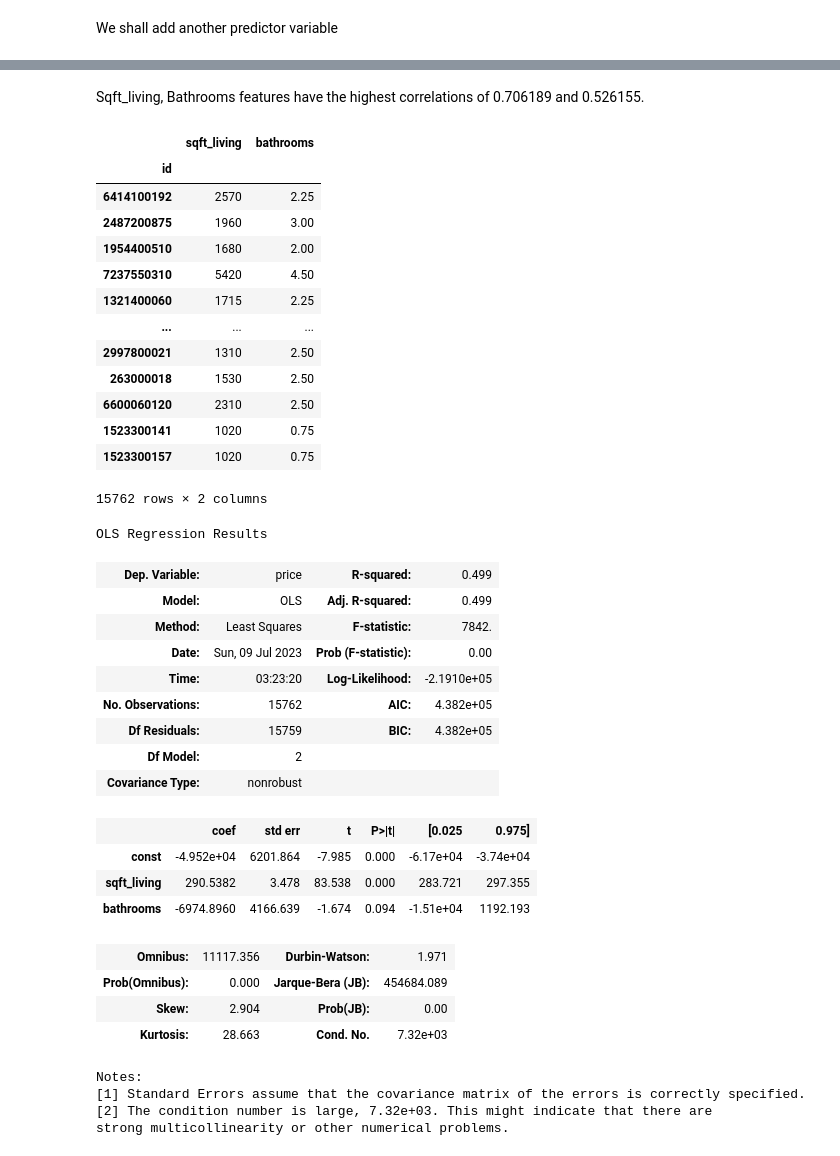
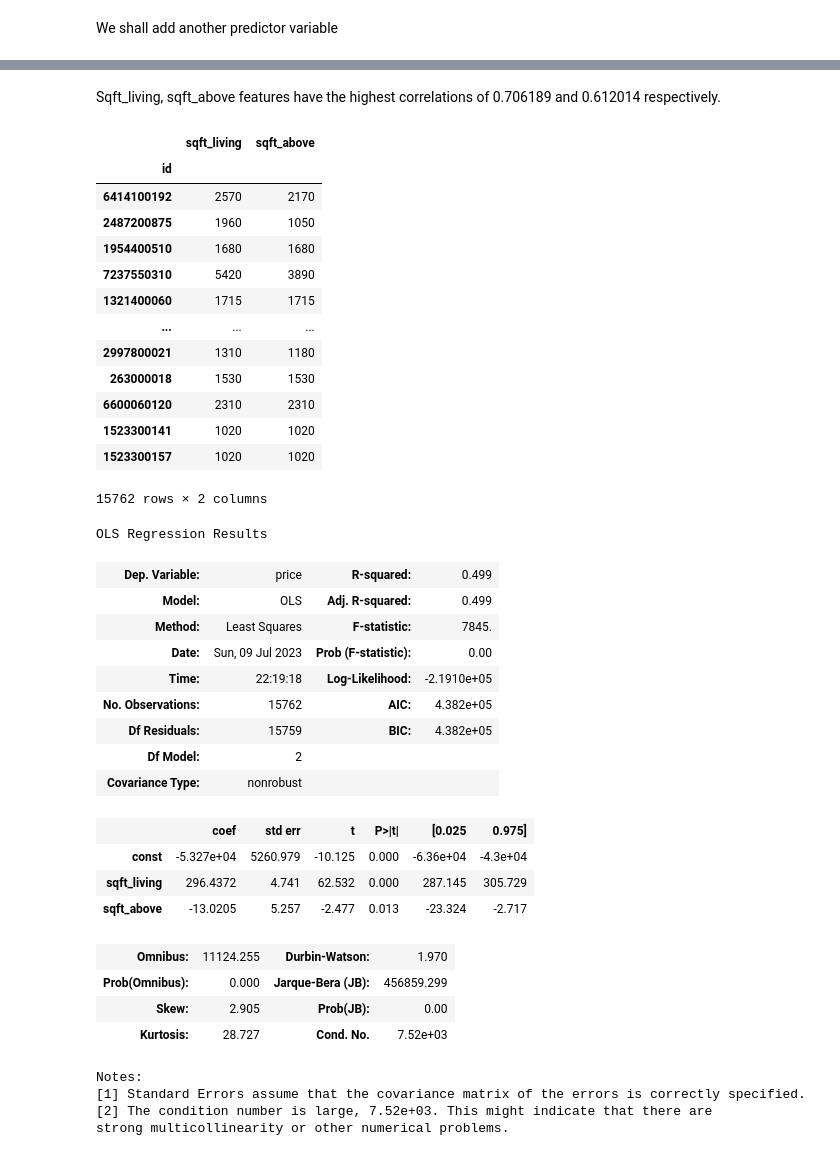
Before and after one commit to lynnndero/Phase-2-project---linear-regression, a Jupyter notebook: student.ipynb, the cells around one changed output, grey strips where cells are left out. Cells and saved outputs as stored; diff of their text form; code cells hidden in the pictures.

```diff
--- a/student.ipynb
+++ b/student.ipynb
@@ -202,7 +219,7 @@ Name: count, dtype: int64
 # %% [markdown]
 **Selecting the required features and placing it under data**
 # %%
-data_needed = data[['price','bedrooms','bathrooms','sqft_living','sqft_lot','floors','waterfront','condition','grade','view','date','yr_renovated']]
+data_needed = data[['price','bedrooms','bathrooms','sqft_living','sqft_lot','floors','waterfront','condition','grade','view','date','yr_renovated','sqft_above','sqft_basement']]
 data_needed.head(10)
 # %% [output]
 |  | price | bedrooms | bathrooms | sqft_living | sqft_lot | floors | waterfront | condition | grade | view | ... |
@@ -309,6 +327,6 @@ Alternative hypothesis: Home renovations does increase the estimated value of ho
 # %% [markdown]
 Baseline model using 'sqftliving' attribute to predict the 'price' attribute
 # %%
-dummy_data_needed = data_needed.copy()
+dummy_data_needed = pd.get_dummies(data_needed)
 dummy_data_needed
 # %% [output]
@@ -411,4 +432,5 @@ ax.set_ylabel("residuals");
 # %% [markdown]
 We shall add another predictor variable
 # %%
-dum2_data_needed = data_needed.copy()
+dum2_data_needed = pd.get_dummies(data_needed)
+dum2_data_needed
@@ -415,51 +452,50 @@ dum2_data_needed = data_needed.copy()
 # %% [markdown]
-Sqft_living, Bathrooms features have the highest correlations of 0.706189 and 0.526155.
+Sqft_living, sqft_above features have the highest correlations of 0.706189 and 0.612014 respectively.
 # %%
-x = dum2_data_needed[['sqft_living','bathrooms']]
+x = dum2_data_needed[['sqft_living','sqft_above']]
 x
 # %% [output]
-|  | sqft_living | bathrooms |
+|  | sqft_living | sqft_above |
 | id |  |  |
-| 6414100192 | 2570 | 2.25 |
-| 2487200875 | 1960 | 3.00 |
-| 1954400510 | 1680 | 2.00 |
-| 7237550310 | 5420 | 4.50 |
-| 1321400060 | 1715 | 2.25 |
+| 6414100192 | 2570 | 2170 |
+| 2487200875 | 1960 | 1050 |
+| 1954400510 | 1680 | 1680 |
+| 7237550310 | 5420 | 3890 |
+| 1321400060 | 1715 | 1715 |
 | ... | ... | ... |
-| 2997800021 | 1310 | 2.50 |
-| 263000018 | 1530 | 2.50 |
-| 6600060120 | 2310 | 2.50 |
-| 1523300141 | 1020 | 0.75 |
-| 1523300157 | 1020 | 0.75 |
+| 2997800021 | 1310 | 1180 |
+| 263000018 | 1530 | 1530 |
+| 6600060120 | 2310 | 2310 |
+| 1523300141 | 1020 | 1020 |
+| 1523300157 | 1020 | 1020 |
 15762 rows × 2 columns
 # %%
 y = dum2_data_needed['price']
-x = dum2_data_needed[['sqft_living','bathrooms']]
-baseline_model = sm.OLS(y, sm.add_constant(x))
-baseline_results = baseline_model.fit()
-baseline_results.summary()
+second_model = sm.OLS(y, sm.add_constant(x))
+second_results = second_model.fit()
+second_results.summary()
 # %% [output]
 OLS Regression Results
 | Dep. Variable: | price | R-squared: | 0.499 |
 | Model: | OLS | Adj. R-squared: | 0.499 |
-| Method: | Least Squares | F-statistic: | 7842. |
+| Method: | Least Squares | F-statistic: | 7845. |
 | Date: | Sun, 09 Jul 2023 | Prob (F-statistic): | 0.00 |
-| Time: | 03:23:20 | Log-Likelihood: | -2.1910e+05 |
+| Time: | 22:19:18 | Log-Likelihood: | -2.1910e+05 |
 | No. Observations: | 15762 | AIC: | 4.382e+05 |
 | Df Residuals: | 15759 | BIC: | 4.382e+05 |
 | Df Model: | 2 |  |  |
 | Covariance Type: | nonrobust |  |  |
 |  | coef | std err | t | P>|t| | [0.025 | 0.975] |
-| const | -4.952e+04 | 6201.864 | -7.985 | 0.000 | -6.17e+04 | -3.74e+04 |
-| sqft_living | 290.5382 | 3.478 | 83.538 | 0.000 | 283.721 | 297.355 |
-| bathrooms | -6974.8960 | 4166.639 | -1.674 | 0.094 | -1.51e+04 | 1192.193 |
+| const | -5.327e+04 | 5260.979 | -10.125 | 0.000 | -6.36e+04 | -4.3e+04 |
+| sqft_living | 296.4372 | 4.741 | 62.532 | 0.000 | 287.145 | 305.729 |
+| sqft_above | -13.0205 | 5.257 | -2.477 | 0.013 | -23.324 | -2.717 |
-| Omnibus: | 11117.356 | Durbin-Watson: | 1.971 |
-| Prob(Omnibus): | 0.000 | Jarque-Bera (JB): | 454684.089 |
-| Skew: | 2.904 | Prob(JB): | 0.00 |
-| Kurtosis: | 28.663 | Cond. No. | 7.32e+03 |
+| Omnibus: | 11124.255 | Durbin-Watson: | 1.970 |
+| Prob(Omnibus): | 0.000 | Jarque-Bera (JB): | 456859.299 |
+| Skew: | 2.905 | Prob(JB): | 0.00 |
+| Kurtosis: | 28.727 | Cond. No. | 7.52e+03 |
 Notes:
 [1] Standard Errors assume that the covariance matrix of the errors is correctly specified.
-[2] The condition number is large, 7.32e+03. This might indicate that there are
+[2] The condition number is large, 7.52e+03. This might indicate that there are
 strong multicollinearity or other numerical problems.
 # %% [markdown]
 Results:
```
Also changed, not shown: parts of 43 cells of this notebook, 2 other files.
